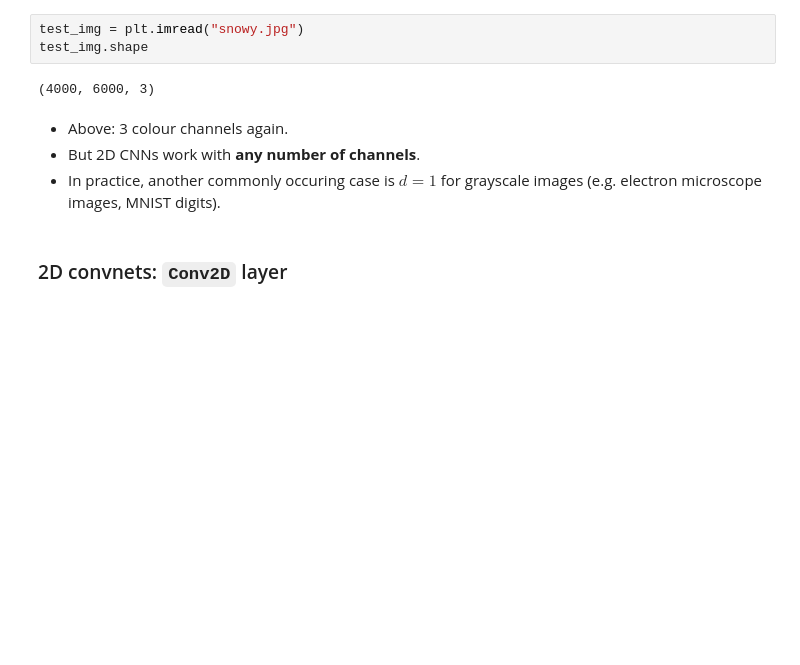
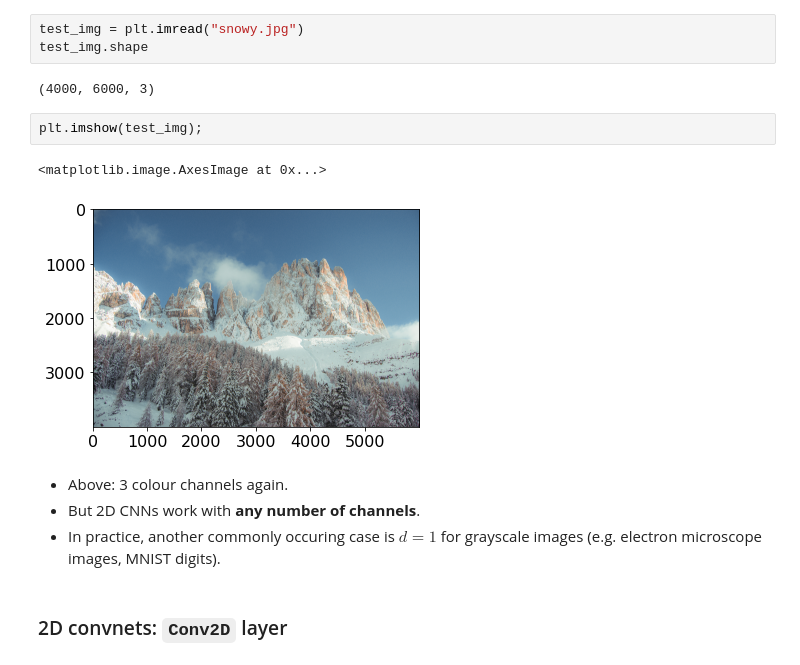
Before and after one commit to patchan/cpsc340-2021w1, a Jupyter notebook: lectures/bonus-cnn-details/bonus-cnn-details.ipynb, the cells around one changed output. Saved outputs shown, nothing was run; the diff lists cells and outputs as text; blank space fills up the shorter version.

```diff
--- a/lectures/bonus-cnn-details/bonus-cnn-details.ipynb
+++ b/lectures/bonus-cnn-details/bonus-cnn-details.ipynb
@@ -784,6 +767,11 @@ test_img = plt.imread("snowy.jpg")
 test_img.shape
 # %% [output]
 (4000, 6000, 3)
+# %%
+plt.imshow(test_img);
+# %% [output]
+<matplotlib.image.AxesImage at 0x...>
+[figure, added]
 # %% [markdown]
 - Above: 3 colour channels again.
 - But 2D CNNs work with **any number of channels**.
```
Also changed, not shown: parts of 34 cells of this notebook.
